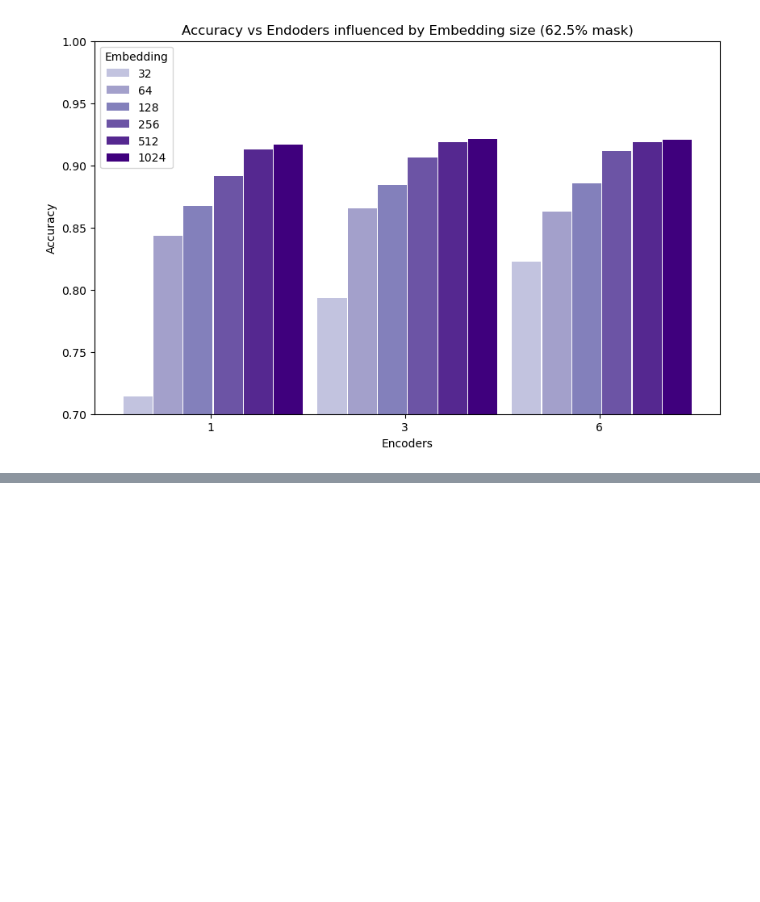
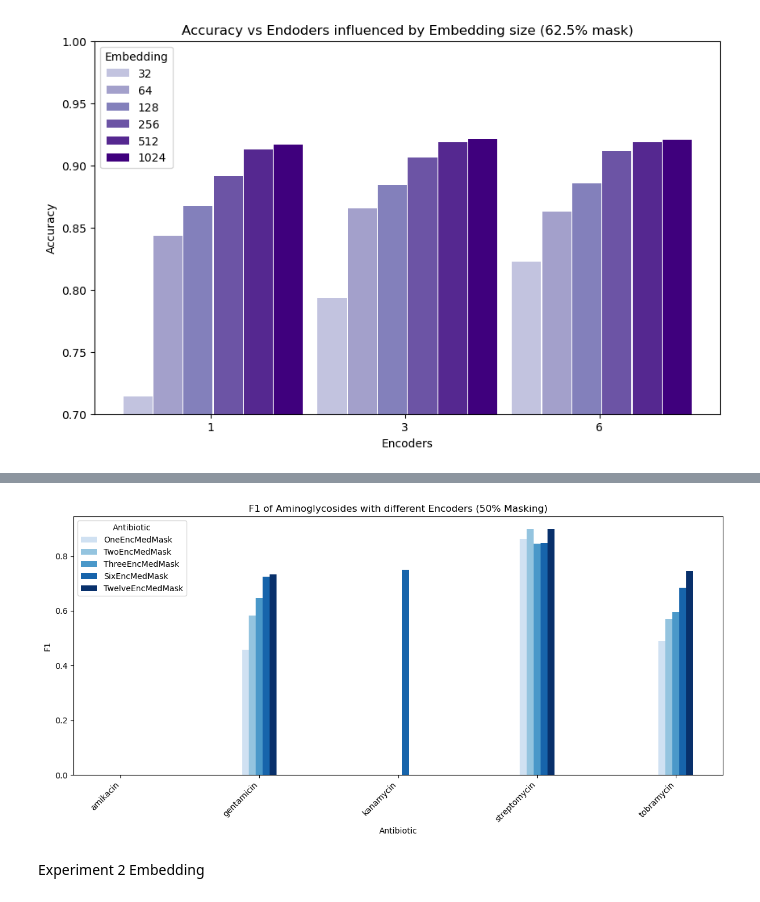
Before and after one commit to aeerik/base, a Jupyter notebook: figures.ipynb, the cells around one changed output, grey strips where cells are left out. Cells and saved outputs as stored; diff of their text form; code cells hidden in the pictures; blank space fills up the shorter version.

```diff
--- a/figures.ipynb
+++ b/figures.ipynb
@@ -80,3 +80,23 @@ plt.ylim(0.7, 1)
 plt.show()
 # %% [output]
 [figure]
+# %%
+ab_list = open("antibiotic_list_classes.txt","r")
+ab_list = ab_list.read().splitlines()
+
+# Create a dictionary to store the indices for each group
+group_indices = {}
+
+for index, item in enumerate(ab_list):
+    # Split the item into antibiotic and group
+    antibiotic, group = item.split('=')
+    # If the group is already in the dictionary, append the index to its list
+    if group in group_indices:
+        group_indices[group].append(index)
+    # If the group is not in the dictionary, create a new list with the index
+    else:
+        group_indices[group] = [index]
+
+# Print the dictionary
+for group, indices in group_indices.items():
+    print(f"{group}: {indices}")
@@ -82,0 +280,55 @@ plt.show()
+# %%
+import matplotlib.pyplot as plt
+import numpy as np
+
+ab_list = open("antibiotic_list.txt","r")
+ab_list = ab_list.read().splitlines()
+
+
+selected_group = 'Aminoglycosides'
+# mode = False # Set to False to plot sensitivity, True to plot specificity
+
+# if mode:
+#     df = specificity
+#     type = 'Specificity'
+# else :
+#     df = sensitivity
+#     type = 'Sensitivity'
+df = f1_score_df
+type = 'F1'
+selected_rows = group_indices[selected_group]
+
+selected_data = df.iloc[selected_rows]
+
+df_transposed = selected_data.T
+
+antibiotic_names = [ab_list[i] for i in selected_rows]
+
+# Plotting
+plt.figure(figsize=(12, 6))
+
+# Define the positions of each group of bars
+positions = np.arange(len(df_transposed.columns))
+
+# Define the width of each bar
+bar_width = 0.05  # Adjust the width here
+
+# Generate color gradients for each group
+num_groups = len(df_transposed)
+colors = [plt.cm.Blues(i / num_groups + 0.2) for i in range(num_groups)]  # Adjust the start value here
+
+# Iterate through each row (antibiotic) and plot its bars with different colors
+for i, (antibiotic, row) in enumerate(df_transposed.iterrows()):
+    plt.bar(positions + i * bar_width, row, width=bar_width, label=antibiotic, color=colors[i])
+
+plt.xlabel('Antibiotic')
+plt.ylabel(type)
+plt.title(type+' of '+selected_group+' with different Encoders (50% Masking)')
+plt.xticks(positions + (num_groups - 1) * bar_width / 2, antibiotic_names, rotation=45, ha='right')
+plt.legend(title='Antibiotic')
+plt.tight_layout()
+plt.show()
+# %% [output]
+[figure, added]
+# %% [markdown]
+Experiment 2 Embedding
```
Also changed, not shown: parts of 9 cells of this notebook, 2 other files.
